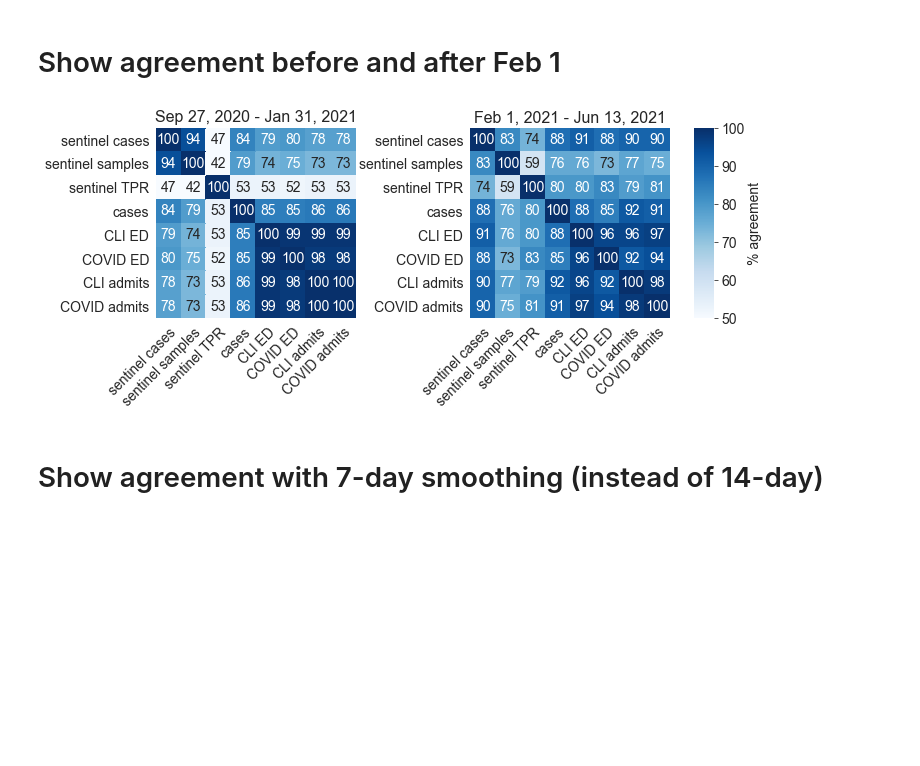
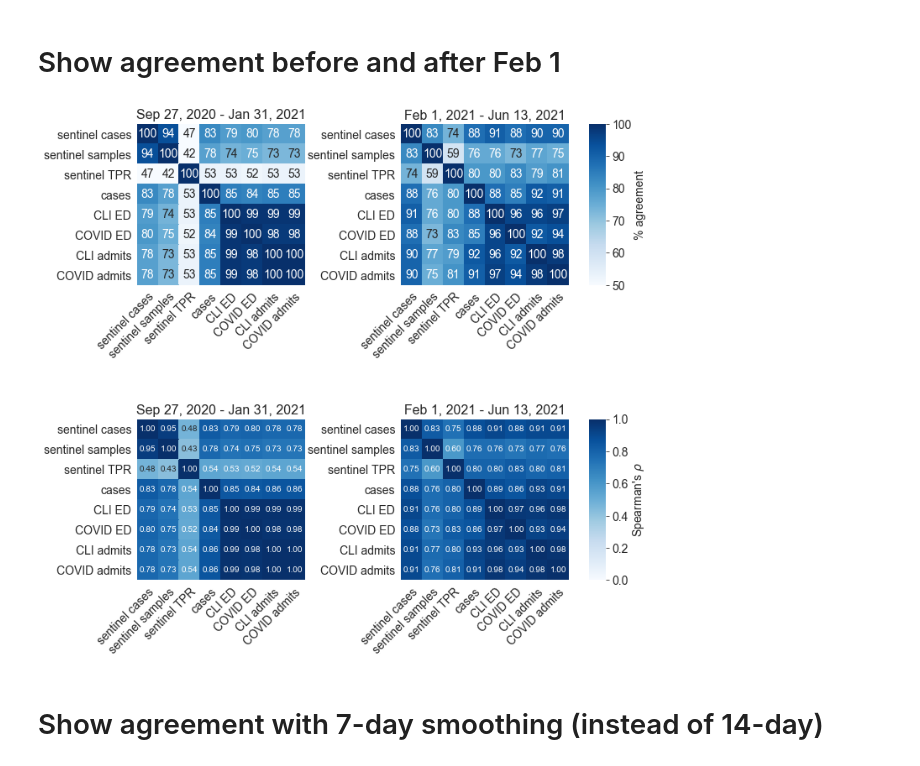
Before and after one commit to numalariamodeling/chicago_sentinel_surveillance, a Jupyter notebook: chicago_sentinel_surveillance.ipynb, the cells around one changed output. Cells and saved outputs as stored; diff of their text form; code cells hidden in the pictures; blank space fills up the shorter version.

Commit message:
continuous comparison

```diff
--- a/chicago_sentinel_surveillance.ipynb
+++ b/chicago_sentinel_surveillance.ipynb
@@ -472,13 +472,3 @@ sns.heatmap(similarity_matrix, vmin=0.5, vmax=1, cmap='Blues', annot=True, squar
 # %% [output]
 <matplotlib.axes._subplots.AxesSubplot at 0x...>
 [figure]
-# %%
-def crossings(df_1):
-    truth_series = (df_1['Q0.5'] >= 1.0).astype(int).diff()
-    return truth_series[truth_series != 0].dropna().index.values
-# %%
-plt.figure(figsize=(10,10))
-ax = plt.gca()
-
-ax.plot(r_comparison_array[0]['Q0.5'], linewidth=1.5, color=palette[ii])
-ax.vlines(crossings(r_comparison_array[0]), ymin=0, ymax=3, linewidth=1.5, color=palette[ii])
@@ -569,7 +548,7 @@ for i in range(len(r_comparison_array)):
                                                     r_comparison_array[j],
                                                     'Q0.5',
                                                     min_date=pd.to_datetime('2020-09-27', utc=True),
-                                                    max_date=pd.to_datetime('2021-06-07', utc=True))[0][0]
+                                                    max_date=pd.to_datetime('2021-06-07', utc=True))
 
 g = sns.heatmap((similarity_matrix), vmin=0, vmax=1, cmap='Blues', square=False, cbar=True,
                 xticklabels=r_comparison_array_labels, yticklabels=r_comparison_array_labels, ax=ax, cbar_ax=cbax,
@@ -610,13 +589,14 @@ fig.savefig('fig_3_' + today_str + '.pdf', bbox_inches='tight')
 # %% [markdown]
 # Show agreement before and after Feb 1
 # %%
-fig = plt.figure(constrained_layout=False, figsize=(10,3.5))
-gs = fig.add_gridspec(1, 4, width_ratios=[1,0.33,1,0.1])
+fig = plt.figure(constrained_layout=False, figsize=(10,10))
+gs = fig.add_gridspec(3, 4, width_ratios=[1,0.33,1,0.1], height_ratios=[1,0.5,1])
 
 r_comparison_array = [r_storage[3], r_storage[4], r_storage[5], r_case, r_cli, r_cli_cdph, r_cli_ed, r_covid_ed]
 r_comparison_array_labels = ['sentinel cases', 'sentinel samples',
                              'sentinel TPR', 'cases', 'CLI ED', 'COVID ED','CLI admits', 'COVID admits']
 
+# early period agreement
 similarity_matrix = np.zeros(shape=(len(r_comparison_array), len(r_comparison_array)))
 for i in range(len(r_comparison_array)):
     for j in range(len(r_comparison_array)):
@@ -639,34 +619,83 @@ g.set_yticklabels(g.get_ymajorticklabels(), fontsize = 14)
 cbax.tick_params(labelsize=14)
 cbax.set_ylabel('% agreement', rotation=90, fontsize=14)
 ax.set_title('Sep 27, 2020 - Jan 31, 2021', fontsize=16)
 
+# late period agreement
 similarity_matrix = np.zeros(shape=(len(r_comparison_array), len(r_comparison_array)))
 for i in range(len(r_comparison_array)):
     for j in range(len(r_comparison_array)):
         similarity_matrix[i][j] = percent_agreement(r_comparison_array[i],
                                                     r_comparison_array[j],
                                                     'Q0.5',
                                                     min_date=pd.to_datetime('2021-02-01', utc=True),
                                                     max_date=pd.to_datetime('2021-06-07', utc=True))
         #print(spearmanr(r_comparison_array[i], r_comparison_array[j], 'Q0.5')[1])
 
 ax = fig.add_subplot(gs[0,2])
 cbax = fig.add_subplot(gs[0,-1])
 axes.append(ax)
 axes.append(cbax)
 g = sns.heatmap((100*similarity_matrix).astype(int), vmin=50, vmax=100, cmap='Blues', square=False, cbar=True,
                 xticklabels=r_comparison_array_labels, yticklabels=r_comparison_array_labels, ax=ax, cbar_ax=cbax,
                 annot=True, fmt='d', annot_kws={'fontsize':14})
 g.set_xticklabels(g.get_xmajorticklabels(), fontsize = 14, rotation=45, rotation_mode='anchor', ha='right', va='top')
 g.set_yticklabels(g.get_ymajorticklabels(), fontsize = 14)
 cbax.tick_params(labelsize=14)
 cbax.set_ylabel('% agreement', rotation=90, fontsize=14)
 ax.set_title('Feb 1, 2021 - Jun 13, 2021', fontsize=16)
 
+# early period spearman
+similarity_matrix = np.zeros(shape=(len(r_comparison_array), len(r_comparison_array)))
+for i in range(len(r_comparison_array)):
+    for j in range(len(r_comparison_array)):
+        similarity_matrix[i][j] = percent_agreement(r_comparison_array[i],
+                                                    r_comparison_array[j],
+                                                    'Q0.5',
+                                                    min_date=pd.to_datetime('2020-09-27', utc=True),
+                                                    max_date=pd.to_datetime('2021-01-31', utc=True))
+        #print(spearmanr(r_comparison_array[i], r_comparison_array[j], 'Q0.5')[1])
+
+ax = fig.add_subplot(gs[2,0])
+cbax = fig.add_subplot(gs[2,-1])
+axes.append(ax)
+axes.append(cbax)
+g = sns.heatmap(similarity_matrix, vmin=0, vmax=1, cmap='Blues', square=False, cbar=True,
+                xticklabels=r_comparison_array_labels, yticklabels=r_comparison_array_labels, ax=ax, cbar_ax=cbax,
+                annot=True, fmt='.2f', annot_kws={'fontsize':10})
+g.set_xticklabels(g.get_xmajorticklabels(), fontsize = 14, rotation=45, rotation_mode='anchor', ha='right', va='top')
+g.set_yticklabels(g.get_ymajorticklabels(), fontsize = 14)
+cbax.tick_params(labelsize=14)
+cbax.set_ylabel("Spearman's " + r'$\rho$', rotation=90, fontsize=14)
+ax.set_title('Sep 27, 2020 - Jan 31, 2021', fontsize=16)
+
+# late period Spearman
+similarity_matrix = np.zeros(shape=(len(r_comparison_array), len(r_comparison_array)))
+for i in range(len(r_comparison_array)):
+    for j in range(len(r_comparison_array)):
+        similarity_matrix[i][j] = percent_agreement(r_comparison_array[i],
+                                                    r_comparison_array[j],
+                                                    'Q0.5',
+                                                    min_date=pd.to_datetime('2021-02-01', utc=True),
+                                                    max_date=pd.to_datetime('2021-06-07', utc=True))
+        #print(spearmanr(r_comparison_array[i], r_comparison_array[j], 'Q0.5')[1])
+
+ax = fig.add_subplot(gs[2,2])
+cbax = fig.add_subplot(gs[2,-1])
+axes.append(ax)
+axes.append(cbax)
+g = sns.heatmap(similarity_matrix, vmin=0, vmax=1, cmap='Blues', square=False, cbar=True,
+                xticklabels=r_comparison_array_labels, yticklabels=r_comparison_array_labels, ax=ax, cbar_ax=cbax,
+                annot=True, fmt='.2f', annot_kws={'fontsize':10})
+g.set_xticklabels(g.get_xmajorticklabels(), fontsize = 14, rotation=45, rotation_mode='anchor', ha='right', va='top')
+g.set_yticklabels(g.get_ymajorticklabels(), fontsize = 14)
+cbax.tick_params(labelsize=14)
+cbax.set_ylabel("Spearman's " + r'$\rho$', rotation=90, fontsize=14)
+ax.set_title('Feb 1, 2021 - Jun 13, 2021', fontsize=16)
+
 fig.savefig('supp_fig_2_' + today_str + '.png', dpi=200, bbox_inches='tight')
 fig.savefig('supp_fig_2_' + today_str + '.pdf', bbox_inches='tight')
 # %% [output]
-[figure, old version]
+[figure, new version]
 # %% [markdown]
 # Show agreement with 7-day smoothing (instead of 14-day)
 # %%
```
Also changed, not shown: parts of 17 cells of this notebook, 3 other files.
